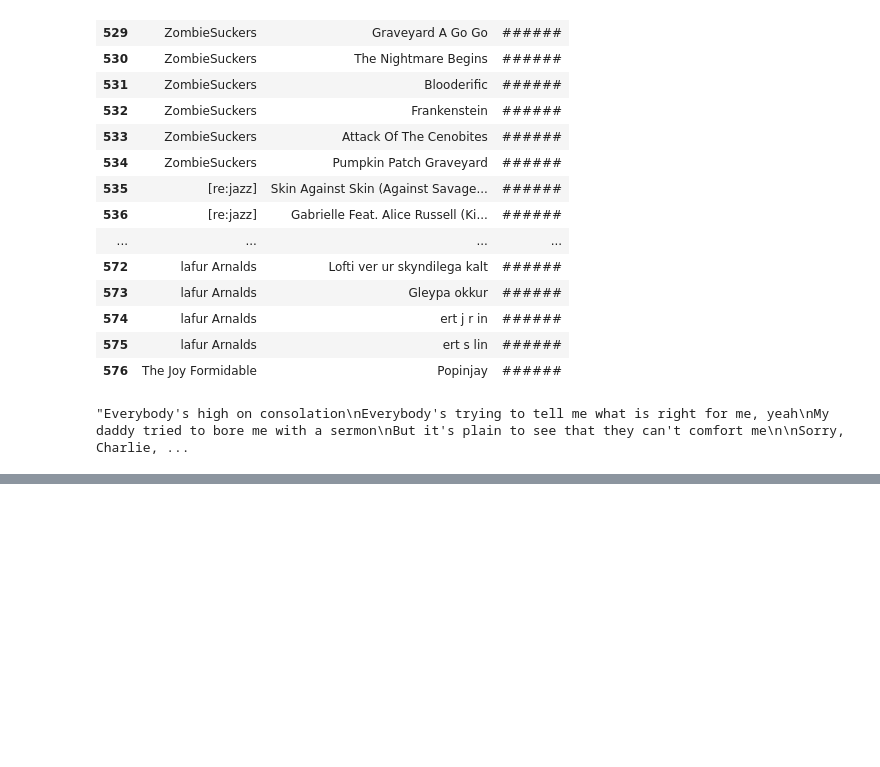
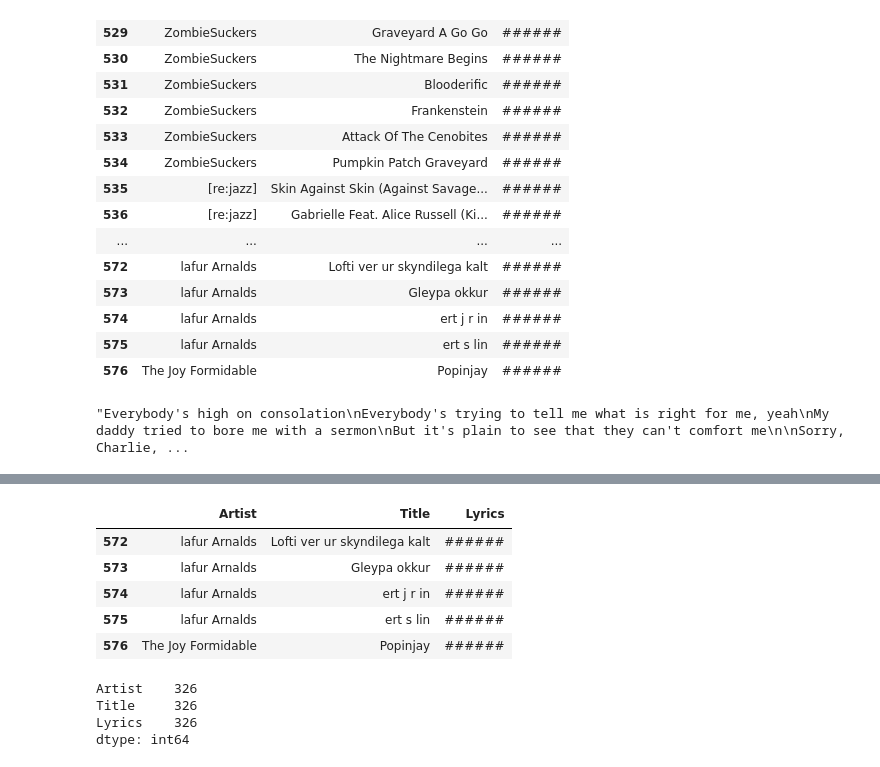
Before and after one commit to bertomartin/capstone2016, a Jupyter notebook: download_lyrics/csv_analysis_test.ipynb, the cells around one changed output, grey strips where cells are left out. Saved outputs shown, nothing was run; the diff lists cells and outputs as text; code cells hidden in the pictures; blank space fills up the shorter version.

```diff
--- a/download_lyrics/csv_analysis_test.ipynb
+++ b/download_lyrics/csv_analysis_test.ipynb
@@ -57,0 +86,2 @@ songs.ix[558]['Lyrics']
+# %%
+songs2 = songs[songs['Lyrics'] == '######']
@@ -57,0 +97,16 @@ songs.ix[558]['Lyrics']
+# %%
+songs2.tail()
+# %% [output]
+|  | Artist | Title | Lyrics |
+| 572 | lafur Arnalds | Lofti ver ur skyndilega kalt | ###### |
+| 573 | lafur Arnalds | Gleypa okkur | ###### |
+| 574 | lafur Arnalds | ert j r in | ###### |
+| 575 | lafur Arnalds | ert s lin | ###### |
+| 576 | The Joy Formidable | Popinjay | ###### |
+# %%
+songs2.count()
+# %% [output]
+Artist    326
+Title     326
+Lyrics    326
+dtype: int64
```
Also changed, not shown: parts of 3 cells of this notebook.
